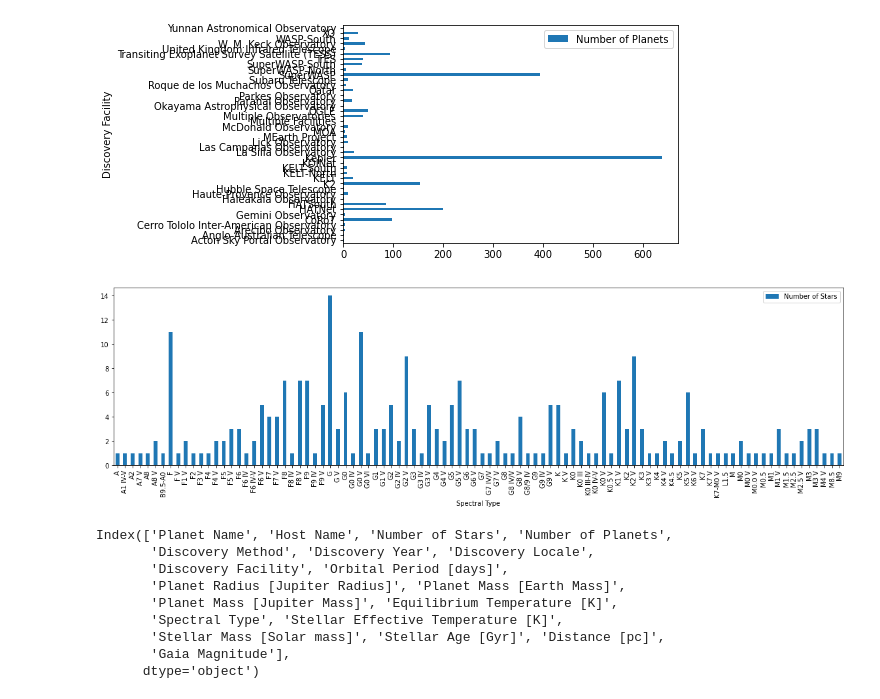
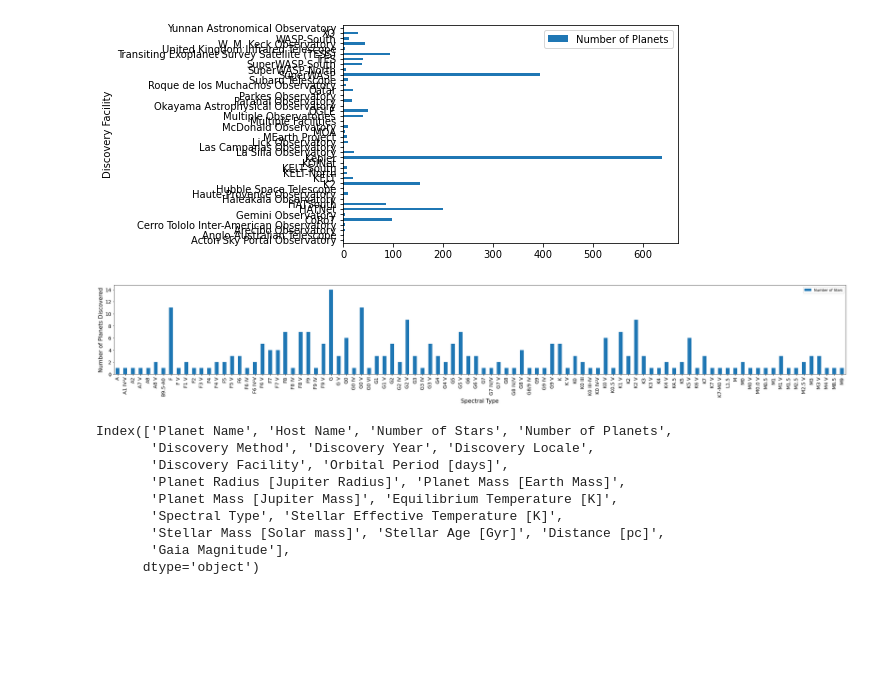
Before and after one commit to Crazyspaceman-hd/Exoplanets, a Jupyter notebook: Exoplanets.ipynb, the cells around one changed output. Drawn from its saved outputs; the diff is of its cells as text; code cells hidden in the pictures; blank space fills up the shorter version.

```diff
--- a/Exoplanets.ipynb
+++ b/Exoplanets.ipynb
@@ -271,10 +276,13 @@ NameError: name 'plot' is not defined
 [figure]
 # %%
 spec_ty =star_specific.groupby('Spectral Type').agg({'Number of Stars':'count'})
-spec_ty.plot(kind='bar', figsize=(20,5))
+spec_ty.plot(kind='bar', figsize=(30,5), fontsize=14)
+plt.ylabel('Number of Planets Discovered', fontsize=16)
+plt.xlabel('Spectral Type', fontsize=16)
+plt.tight_layout()
 plt.savefig('./Images/specType')
 # %% [output]
-[figure, old version]
+[figure, new version]
 # %%
 star_specific.columns
 # %% [output]
```
Also changed, not shown: parts of 3 cells of this notebook, 6 other files.
